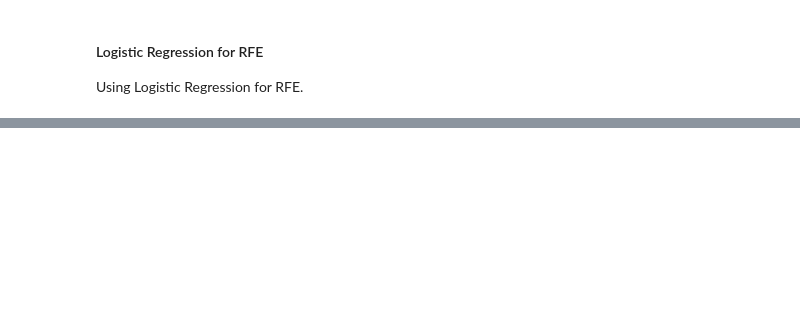
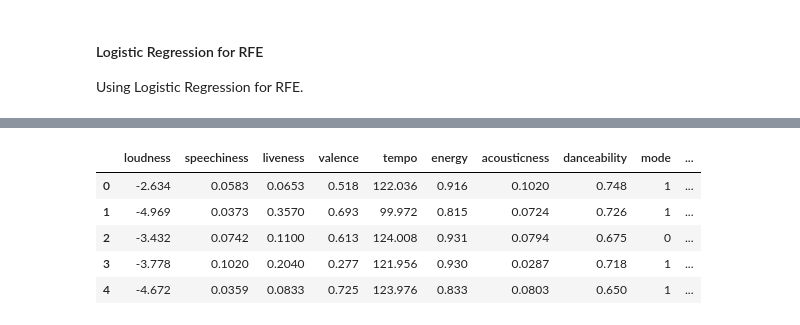
Before and after one commit to Virus5600/CCMACLRL_FINAL_PROJECT_COM222ML, a Jupyter notebook: main.ipynb, the cells around one changed output, grey strips where cells are left out. Saved outputs shown, nothing was run; the diff lists cells and outputs as text; code cells hidden in the pictures; blank space fills up the shorter version.

```diff
--- a/main.ipynb
+++ b/main.ipynb
@@ -852,0 +1115,4 @@ Process data once more to only use the important features.
+# %%
+sffk = list(selectedFeaturesFrequency.keys())
+sffk.append('track_popularity')
+sffk
@@ -852,0 +1131,10 @@ Process data once more to only use the important features.
+# %%
+frequencyDf = trainDf.loc[:, sffk]
+frequencyDf.head(5)
+# %% [output]
+|  | loudness | speechiness | liveness | valence | tempo | energy | acousticness | danceability | mode | ... |
+| 0 | -2.634 | 0.0583 | 0.0653 | 0.518 | 122.036 | 0.916 | 0.1020 | 0.748 | 1 | ... |
+| 1 | -4.969 | 0.0373 | 0.3570 | 0.693 | 99.972 | 0.815 | 0.0724 | 0.726 | 1 | ... |
+| 2 | -3.432 | 0.0742 | 0.1100 | 0.613 | 124.008 | 0.931 | 0.0794 | 0.675 | 0 | ... |
+| 3 | -3.778 | 0.1020 | 0.2040 | 0.277 | 121.956 | 0.930 | 0.0287 | 0.718 | 1 | ... |
+| 4 | -4.672 | 0.0359 | 0.0833 | 0.725 | 123.976 | 0.833 | 0.0803 | 0.650 | 1 | ... |
```
Also changed, not shown: parts of 48 cells of this notebook.
